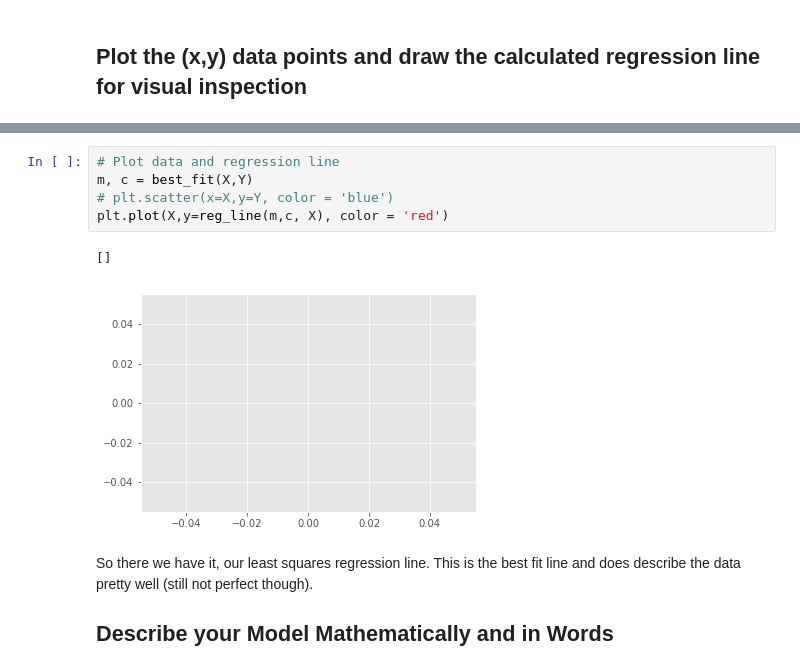
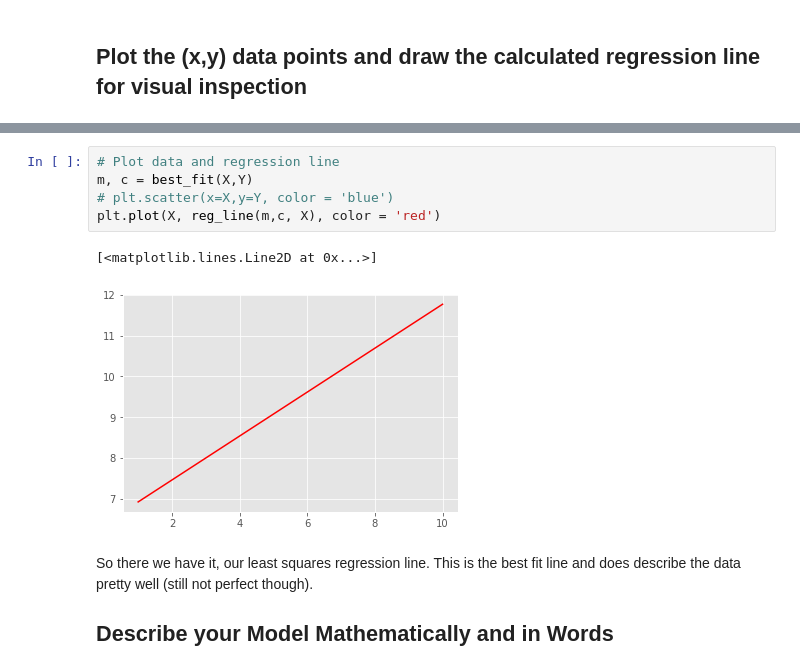
Before and after one commit to mzhou356/dsc-simple-linear-regression-lab-dc-ds-060319, a Jupyter notebook: index.ipynb, the cells around one changed output, grey strips where cells are left out. Drawn from its saved outputs; the diff is of its cells as text.

```diff
--- a/index.ipynb
+++ b/index.ipynb
@@ -127,11 +122,11 @@ plt.plot(X, reg_line(m,c,X))
 # %%
 # Plot data and regression line
 m, c = best_fit(X,Y)
 # plt.scatter(x=X,y=Y, color = 'blue')
-plt.plot(X,y=reg_line(m,c, X), color = 'red')
+plt.plot(X, reg_line(m,c, X), color = 'red')
 # %% [output]
-[]
+[<matplotlib.lines.Line2D at 0x...>]
-[figure, old version]
+[figure, new version]
 # %% [markdown]
 So there we have it, our least squares regression line. This is the best fit line and does describe the data pretty well (still not perfect though).
 
```
Also changed, not shown: parts of 1 cell of this notebook.
